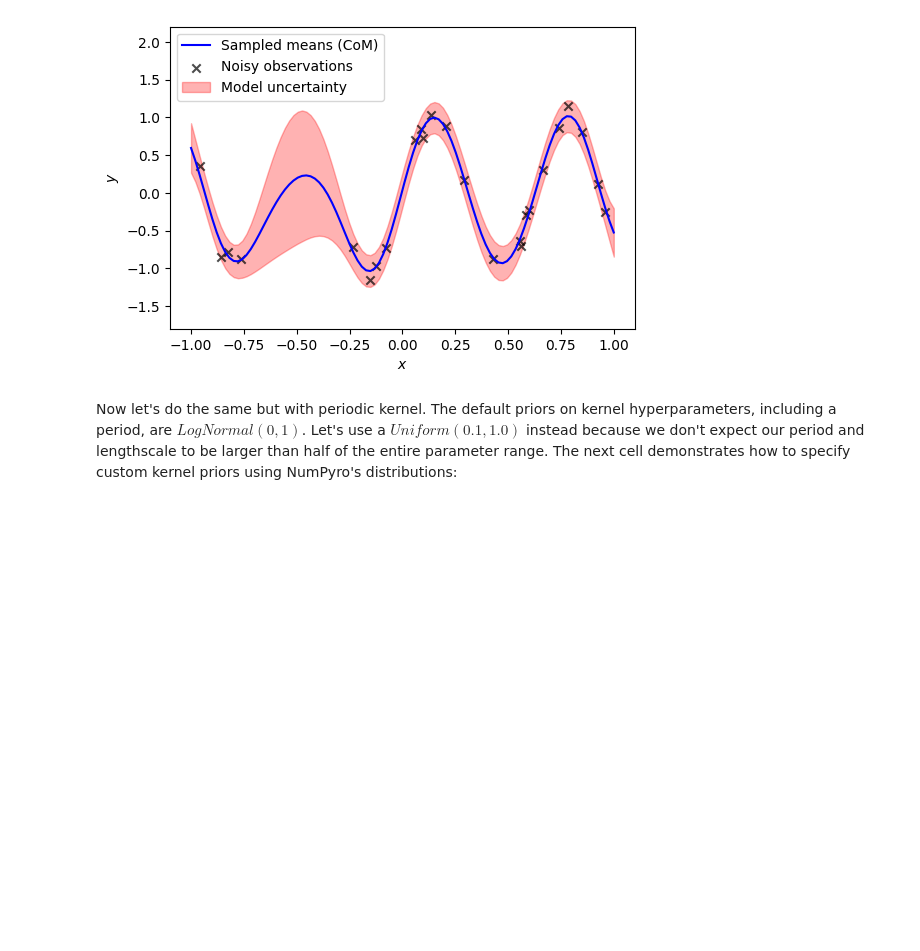
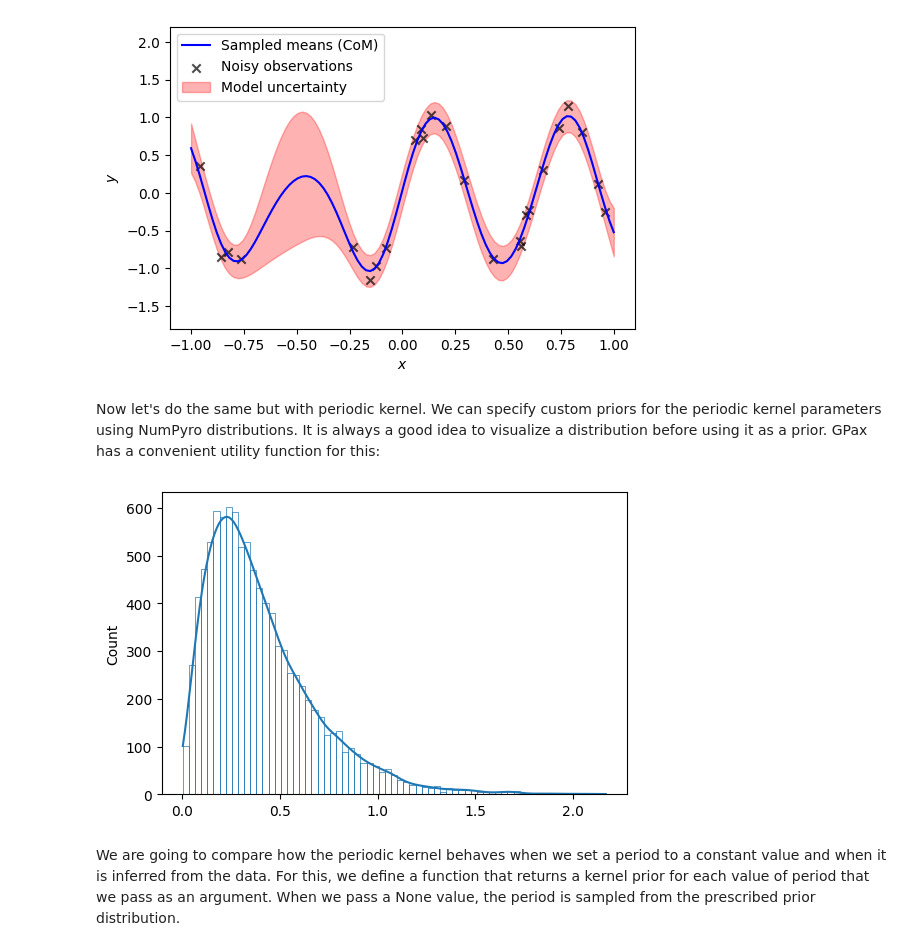
Before and after one commit to ziatdinovmax/gpax, a Jupyter notebook: examples/simpleGP.ipynb, the cells around one changed output. Saved outputs shown, nothing was run; the diff lists cells and outputs as text; code cells hidden in the pictures; blank space fills up the shorter version.

```diff
--- a/examples/simpleGP.ipynb
+++ b/examples/simpleGP.ipynb
@@ -84,6 +82,15 @@ ax.legend(loc='upper left')
 ax.set_ylim(-1.8, 2.2);
 # %% [output]
 [figure]
-# %% [markdown]
-Now let's do the same but with periodic kernel. The default priors on kernel hyperparameters, including a period, are $LogNormal(0,1)$. Let's use a $Uniform(0.1, 1.0)$ instead because we don't expect our period and lengthscale to be larger than half of the entire parameter range. The next cell demonstrates how to specify custom kernel priors using NumPyro's distributions:
+# %% [markdown]
+Now let's do the same but with periodic kernel. We can specify custom priors for the periodic kernel parameters using NumPyro distributions. It is always a good idea to visualize a distribution before using it as a prior. GPax has a convenient utility function for this:
+# %%
+import numpyro
+
+d = numpyro.distributions.Gamma(2, 5)
+gpax.utils.dviz(d, samples=10000)
+# %% [output]
+[figure, added]
+# %% [markdown]
+We are going to compare how the periodic kernel behaves when we set a period to a constant value and when it is inferred from the data. For this, we define a function that returns a kernel prior for each value of period that we pass as an argument. When we pass a None value, the period is sampled from the prescribed prior distribution.
 # %%
```
Also changed, not shown: parts of 6 cells of this notebook.
